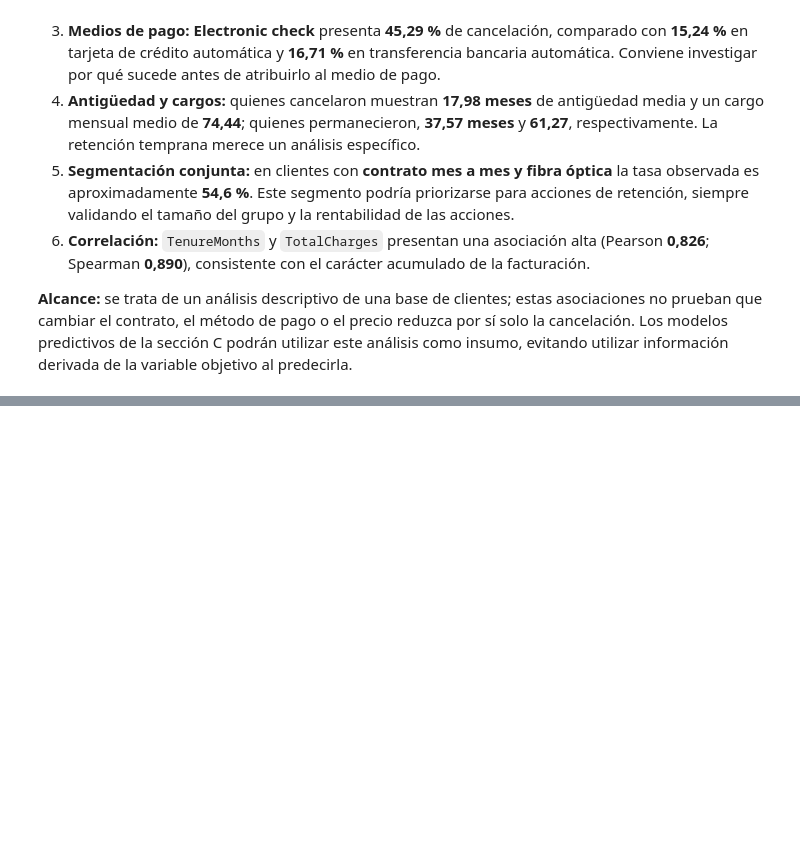
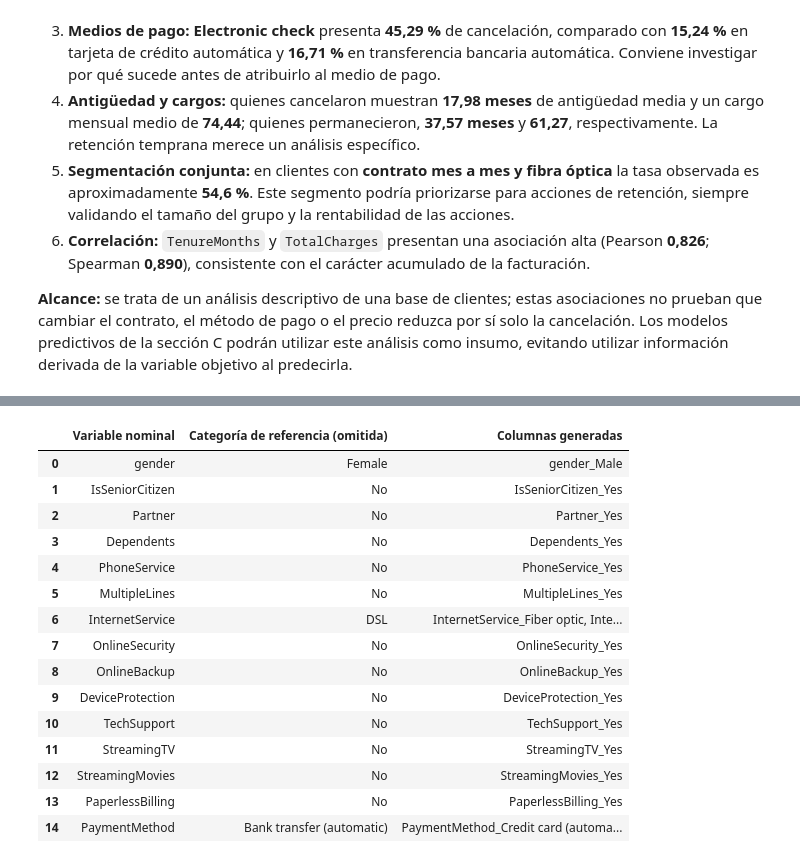
Before and after one commit to LauritoFarias/tpi-analisis-de-datos, a Jupyter notebook: notebooks/TPI_Analisis_de_Datos.ipynb, the cells around one changed output, grey strips where cells are left out. Cells and saved outputs as stored; diff of their text form; code cells hidden in the pictures; blank space fills up the shorter version.

```diff
--- a/notebooks/TPI_Analisis_de_Datos.ipynb
+++ b/notebooks/TPI_Analisis_de_Datos.ipynb
@@ -710,0 +730,20 @@ Cantidad de clientes en cada cruce:
+# %%
+# =============================================================================
+# C.0 - LIBRERÍAS DE MODELADO, SEMILLA Y BASE DE TRABAJO
+# =============================================================================
+from sklearn.model_selection import train_test_split
+from sklearn.compose import ColumnTransformer
+from sklearn.preprocessing import StandardScaler, OrdinalEncoder, OneHotEncoder
+from sklearn.linear_model import LinearRegression
+from sklearn.dummy import DummyRegressor
+from sklearn.metrics import r2_score, mean_absolute_error, mean_squared_error
+
+SEMILLA = 42              # semilla fija: la partición es idéntica en cada ejecución
+PROPORCION_PRUEBA = 0.20  # 80 % entrenamiento / 20 % prueba
+
+df_modelo = df.copy(deep=True)
+
+print(f'Clientes disponibles para modelar: {len(df_modelo):,}'.replace(',', '.'))
+print(f'Columnas heredadas de la sección A: {df_modelo.shape[1]}')
+print(f'Valores nulos: {int(df_modelo.isna().sum().sum())}')
+print(f'Semilla aleatoria: {SEMILLA} | Proporción de prueba: {PROPORCION_PRUEBA:.0%}')
@@ -710,0 +939,46 @@ Cantidad de clientes en cada cruce:
+# %%
+# =============================================================================
+# C.1.3 - CODIFICACIÓN Y ESTANDARIZACIÓN (AJUSTE SOLO CON ENTRENAMIENTO)
+# =============================================================================
+orden_contrato_c = ['Month-to-month', 'One year', 'Two year']   # de menor a mayor plazo de compromiso
+
+preprocesador = ColumnTransformer(
+    transformers=[
+        ('cuantitativas', StandardScaler(), variables_numericas_c),
+        ('ordinal', OrdinalEncoder(categories=[orden_contrato_c], dtype=int), variables_ordinales_c),
+        ('nominales', OneHotEncoder(drop='first', sparse_output=False, dtype=int), variables_nominales_c)
+    ],
+    verbose_feature_names_out=False   # nombres legibles: 'Contract', 'gender_Male', ...
+)
+preprocesador.set_output(transform='pandas')   # devuelve DataFrames con nombres de columna
+
+X_train_prep = preprocesador.fit_transform(X_train)   # aprende y transforma: SOLO entrenamiento
+X_test_prep = preprocesador.transform(X_test)         # solo transforma, con lo aprendido arriba
+
+# Qué categoría quedó como referencia en cada variable nominal y qué columnas se generaron
+codificador_nominal_c = preprocesador.named_transformers_['nominales']
+filas_referencias_c = []
+for variable_c, categorias_c, omitida_c in zip(
+    variables_nominales_c, codificador_nominal_c.categories_, codificador_nominal_c.drop_idx_
+):
+    filas_referencias_c.append({
+        'Variable nominal': variable_c,
+        'Categoría de referencia (omitida)': categorias_c[omitida_c],
+        'Columnas generadas': ', '.join(
+            f'{variable_c}_{categoria_c}' for categoria_c in categorias_c if categoria_c != categorias_c[omitida_c]
+        )
+    })
+print('Codificación One-Hot: categoría de referencia y columnas resultantes')
+with pd.option_context('display.max_colwidth', None):
+    display(pd.DataFrame(filas_referencias_c))
+
+print('Primeras filas del conjunto de entrenamiento ya transformado:')
+display(X_train_prep.head(3))
+
+print(
+    f'Predictoras originales: {X_train.shape[1]} → columnas del modelo: {X_train_prep.shape[1]} '
+    f'({len(variables_numericas_c)} estandarizadas, {len(variables_ordinales_c)} ordinal y '
+    f'{X_train_prep.shape[1] - len(variables_numericas_c) - len(variables_ordinales_c)} indicadoras 0/1).'
+)
+print(f'Entrenamiento: {X_train_prep.shape[0]} filas | Prueba: {X_test_prep.shape[0]} filas')
+# %% [output]
@@ -710,0 +986,16 @@ Cantidad de clientes en cada cruce:
+|  | Variable nominal | Categoría de referencia (omitida) | Columnas generadas |
+| 0 | gender | Female | gender_Male |
+| 1 | IsSeniorCitizen | No | IsSeniorCitizen_Yes |
+| 2 | Partner | No | Partner_Yes |
+| 3 | Dependents | No | Dependents_Yes |
+| 4 | PhoneService | No | PhoneService_Yes |
+| 5 | MultipleLines | No | MultipleLines_Yes |
+| 6 | InternetService | DSL | InternetService_Fiber optic, Inte... |
+| 7 | OnlineSecurity | No | OnlineSecurity_Yes |
+| 8 | OnlineBackup | No | OnlineBackup_Yes |
+| 9 | DeviceProtection | No | DeviceProtection_Yes |
+| 10 | TechSupport | No | TechSupport_Yes |
+| 11 | StreamingTV | No | StreamingTV_Yes |
+| 12 | StreamingMovies | No | StreamingMovies_Yes |
+| 13 | PaperlessBilling | No | PaperlessBilling_Yes |
+| 14 | PaymentMethod | Bank transfer (automatic) | PaymentMethod_Credit card (automa... |
```
Also changed, not shown: parts of 12 cells of this notebook.
